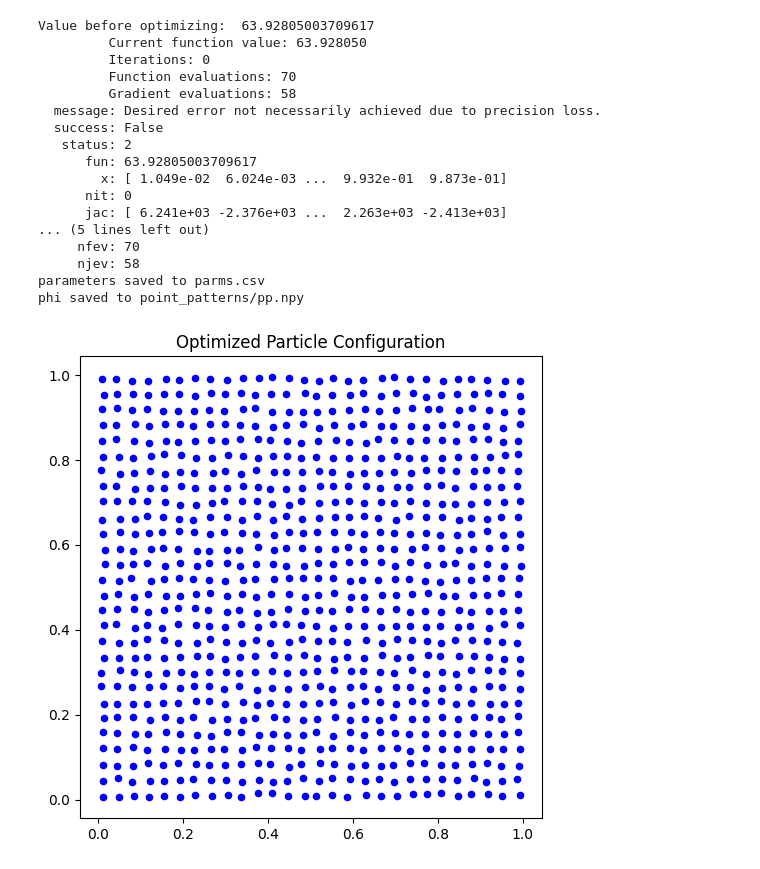
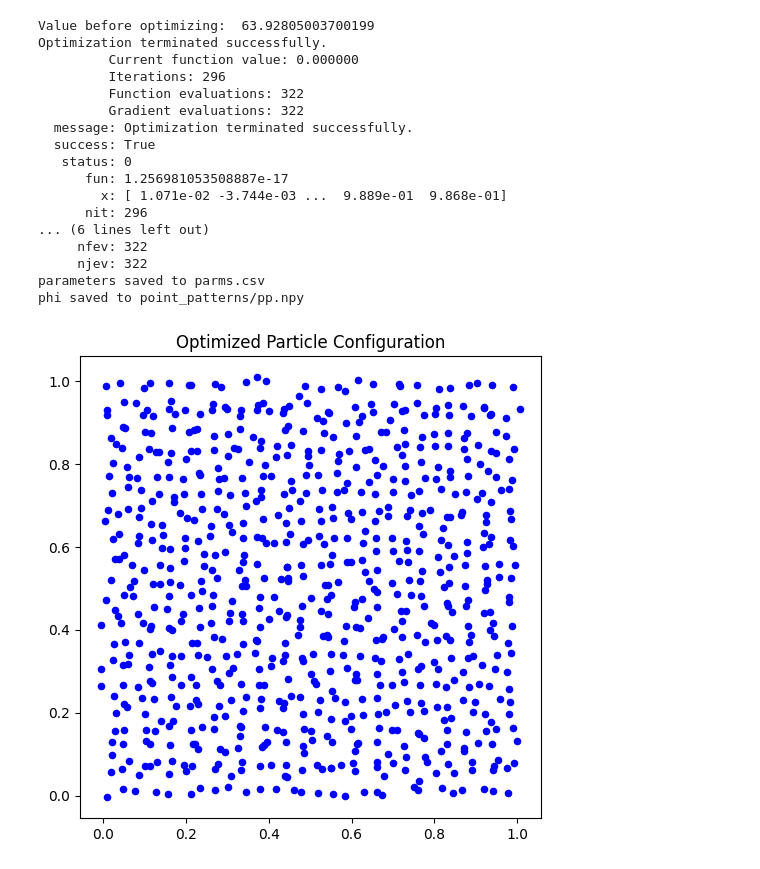
Before and after one commit to EnnoI/modeling_seminarSoSe25, a Jupyter notebook: hu_nnufft.ipynb, the cells around one changed output. Cells and saved outputs as stored; diff of their text form; code cells hidden in the pictures.

```diff
--- a/hu_nnufft.ipynb
+++ b/hu_nnufft.ipynb
@@ -136,13 +136,12 @@ def plot_particles(r, title):
     plt.gca().set_aspect('equal')
     plt.show()
 
-def plot_structure_factor(r, k, D, H, alpha, K_cutoff, title):
+def plot_structure_factor(r, k, K_cutoff, S0_k, title):
     S_kr = compute_S(k, r)
-    S_0_k = compute_S0(k, D, H, alpha, K_cutoff)
     k_magnitude = np.linalg.norm(k, axis=0)
     plt.figure(figsize=(8, 5))
     plt.scatter(k_magnitude/K_cutoff, S_kr, color="red", label="Computed S(k)")
-    plt.scatter(k_magnitude/K_cutoff, S_0_k, color="green", label="Computed S_0(k)", marker="x")
+    plt.scatter(k_magnitude/K_cutoff, S0_k, color="green", label="Computed S_0(k)", marker="x")
     plt.xlabel("|k|")
     plt.ylabel("S(k)")
     plt.title(title)
@@ -173,59 +172,62 @@ M = k.shape[1]
 # Plot wave vectors used:
 plot_wave_vectors(k)
 
+# target structure factor precomputation
+S0_k = compute_S0(k, D, H, alpha, K_cutoff)
+
 # Plot before optimization
 plot_particles(r_init, "Initial Particle Configuration")
-plot_structure_factor(r_init, k, D, H, alpha, K_cutoff, "Initial Structure Factor")
+plot_structure_factor(r_init, k, K_cutoff, S0_k, "Initial Structure Factor")
 
-print("Value before optimizing: ", objective_function(r_init.flatten(), k, D, H, alpha, K_cutoff))
+print("Value before optimizing: ", objective_function(r_init.flatten(), k, S0_k))
 
 # ---== Run Optimization ==--- #
 res = minimize(
     fun=objective_function,
     x0=r_init.flatten(),
     jac=gradient_function,
-    args=(k, D, H, alpha, K_cutoff),
+    args=(k, S0_k),
     method="BFGS",
     options={"disp": True, "maxiter": 1000},
     tol=1e-8
 )
 
 # ---== Postprocess ==--- #
 
 r_opt = res.x.reshape(N, 2)  # Final particle positions
 print(res)
 
 # Save point pattern:
 outfile = f"point_patterns/pp.npy"
 np.save(outfile, r_opt)
 with open("point_patterns/parms.csv", 'w') as f:
         f.write("N, M, D, H, K_cutoff, alpha\n")
         f.write(f"{N},{M},{D},{H},{K_cutoff},{alpha}\n")
 print("parameters saved to parms.csv")
 print(f"phi saved to {outfile}")
 
 # Plot after optimization
 plot_particles(r_opt, "Optimized Particle Configuration")
-plot_structure_factor(r_opt, k, D, H, alpha, K_cutoff, "Optimized Structure Factor")
+plot_structure_factor(r_opt, k, K_cutoff, S0_k, "Optimized Structure Factor")
 # %% [output]
 [figure]
 [figure]
 [figure]
-Value before optimizing:  63.92805003709617
-         Current function value: 63.928050
-         Iterations: 0
-         Function evaluations: 70
-         Gradient evaluations: 58
-  message: Desired error not necessarily achieved due to precision loss.
-  success: False
-   status: 2
-      fun: 63.92805003709617
-        x: [ 1.049e-02  6.024e-03 ...  9.932e-01  9.873e-01]
-      nit: 0
-      jac: [ 6.241e+03 -2.376e+03 ...  2.263e+03 -2.413e+03]
-... (5 lines left out)
-     nfev: 70
-     njev: 58
+Value before optimizing:  63.92805003700199
+Optimization terminated successfully.
+         Current function value: 0.000000
+         Iterations: 296
+         Function evaluations: 322
+         Gradient evaluations: 322
+  message: Optimization terminated successfully.
+  success: True
+   status: 0
+      fun: 1.256981053508887e-17
+        x: [ 1.071e-02 -3.744e-03 ...  9.889e-01  9.868e-01]
+      nit: 296
+... (6 lines left out)
+     nfev: 322
+     njev: 322
 parameters saved to parms.csv
 phi saved to point_patterns/pp.npy
-[figure, old version]
+[figure, new version]
```
Also changed, not shown: parts of 3 cells of this notebook.
